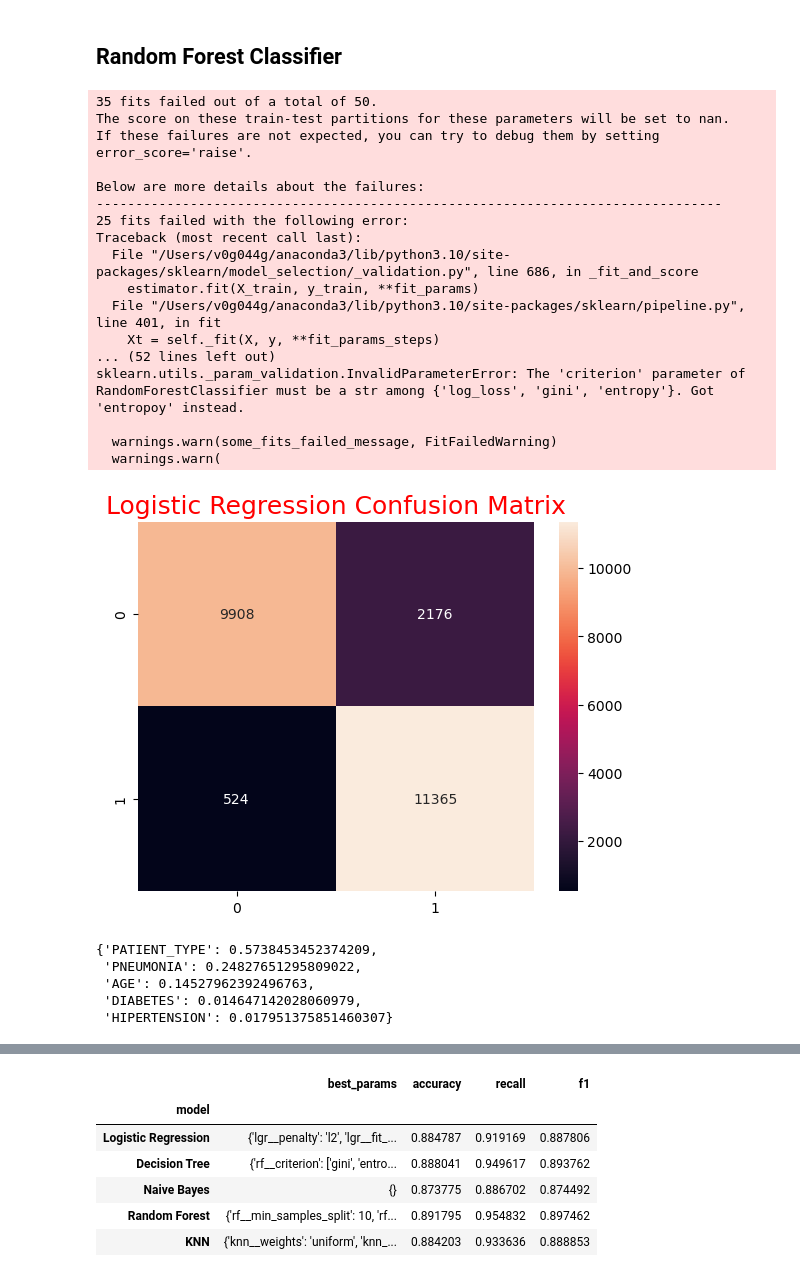
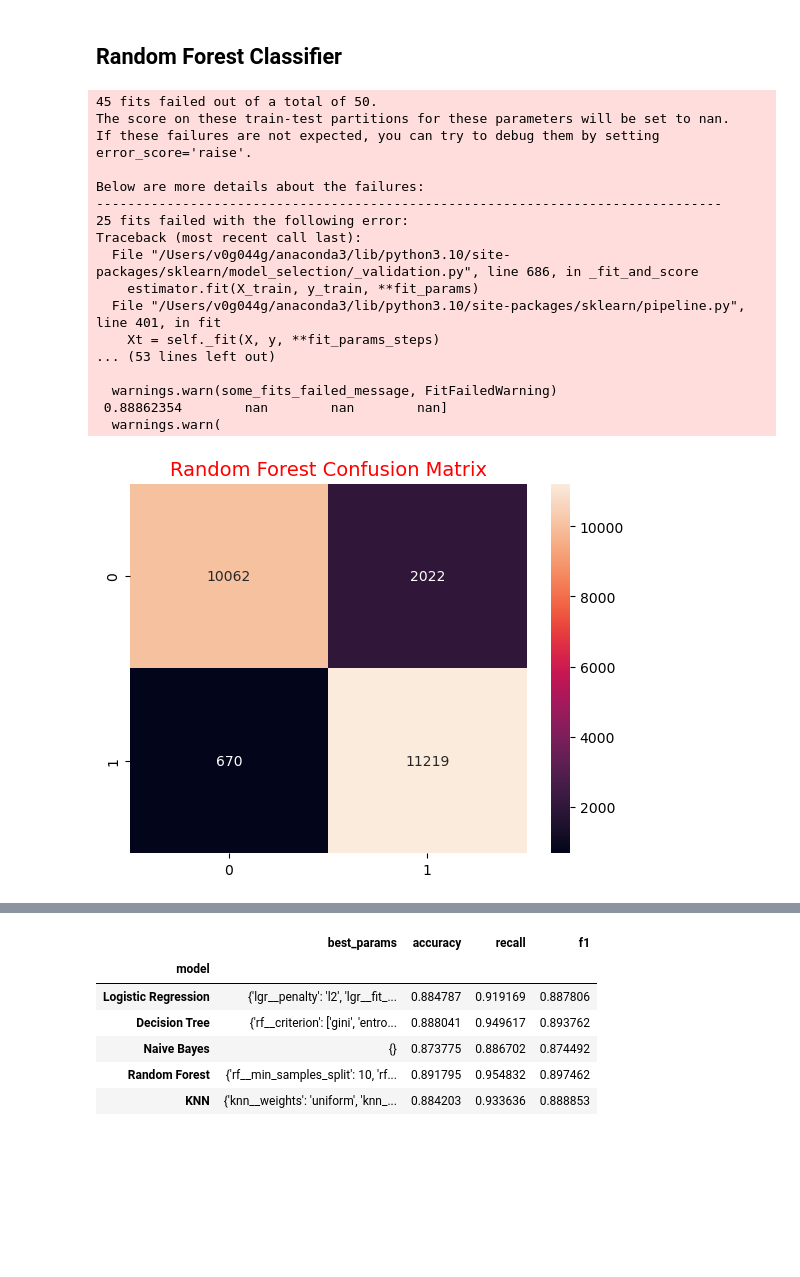
Before and after one commit to sureshgv/UCB-CapStone-Project, a Jupyter notebook: covid19-high-risk-prediction.ipynb, the cells around one changed output, grey strips where cells are left out. Saved outputs shown, nothing was run; the diff lists cells and outputs as text; code cells hidden in the pictures; blank space fills up the shorter version.

```diff
--- a/covid19-high-risk-prediction.ipynb
+++ b/covid19-high-risk-prediction.ipynb
@@ -686,57 +686,35 @@ tree_params = {'rf__criterion' : ['gini', 'entropoy'],
 rf_tree_grid = RandomizedSearchCV(estimator = pipeline,
                    param_distributions = tree_params)
 
 
 rf_tree_grid
 
 rf_tree_grid.fit(X_train, y_train)
 predictions = rf_tree_grid.predict(X_test)
 rf_tree_params = rf_tree_grid.best_params_
 rf_tree_acc = rf_tree_grid.score(X_test, y_test)
 rf_tree_rec = recall_score(y_test, predictions)
 rf_tree_f1 = f1_score(y_test, predictions)
 
 
 sns.heatmap(confusion_matrix(y_test, predictions), annot=True, fmt=".0f")
-plt.title("Logistic Regression Confusion Matrix",fontsize=18, color="red");
+plt.title("Random Forest Confusion Matrix",fontsize=14, color="red");
 # %% [output]
-35 fits failed out of a total of 50.
+45 fits failed out of a total of 50.
 The score on these train-test partitions for these parameters will be set to nan.
 If these failures are not expected, you can try to debug them by setting error_score='raise'.
 
 Below are more details about the failures:
 --------------------------------------------------------------------------------
 25 fits failed with the following error:
 Traceback (most recent call last):
   File "/Users/v0g044g/anaconda3/lib/python3.10/site-packages/sklearn/model_selection/_validation.py", line 686, in _fit_and_score
     estimator.fit(X_train, y_train, **fit_params)
   File "/Users/v0g044g/anaconda3/lib/python3.10/site-packages/sklearn/pipeline.py", line 401, in fit
     Xt = self._fit(X, y, **fit_params_steps)
-... (52 lines left out)
-sklearn.utils._param_validation.InvalidParameterError: The 'criterion' parameter of RandomForestClassifier must be a str among {'log_loss', 'gini', 'entropy'}. Got 'entropoy' instead.
+... (53 lines left out)
 
   warnings.warn(some_fits_failed_message, FitFailedWarning)
+ 0.88862354        nan        nan        nan]
   warnings.warn(
-[figure, old version]
+[figure, new version]
-# %%
-best_model = rf_tree_grid.best_estimator_
-
-# Get the feature importances
-feature_importances = best_model.named_steps['rf'].feature_importances_
-
-# Get the selected feature indices from the SelectKBest step
-selected_feature_indices = best_model.named_steps['select'].get_support(indices=True)
-
-# Get the column names of the selected features
-selected_feature_names = X.columns[selected_feature_indices]
-
-# Create a dictionary of feature importance with corresponding feature names
-feature_importance_dict = dict(zip(selected_feature_names, feature_importances))
-
-feature_importance_dict
-# %% [output]
-{'PATIENT_TYPE': 0.5738453452374209,
- 'PNEUMONIA': 0.24827651295809022,
- 'AGE': 0.14527962392496763,
- 'DIABETES': 0.014647142028060979,
- 'HIPERTENSION': 0.017951375851460307}
```
Also changed, not shown: parts of 32 cells of this notebook.
